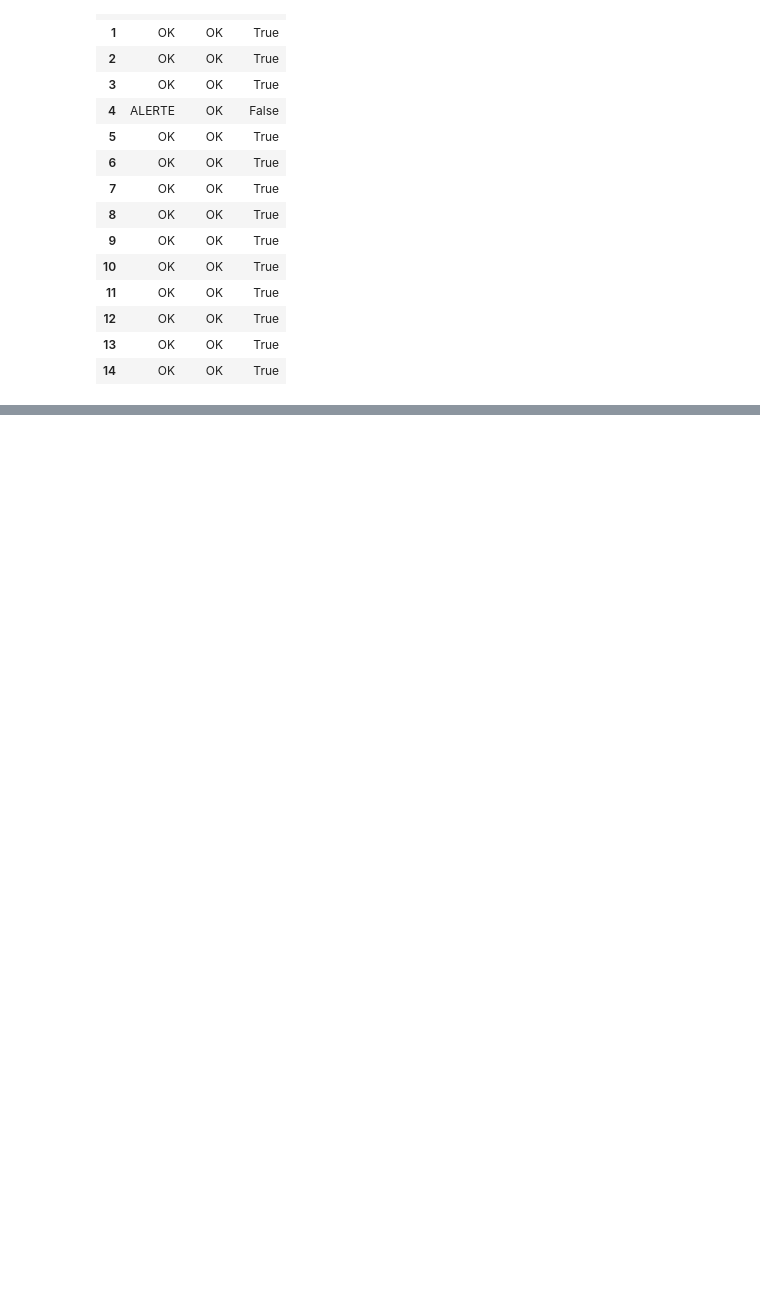
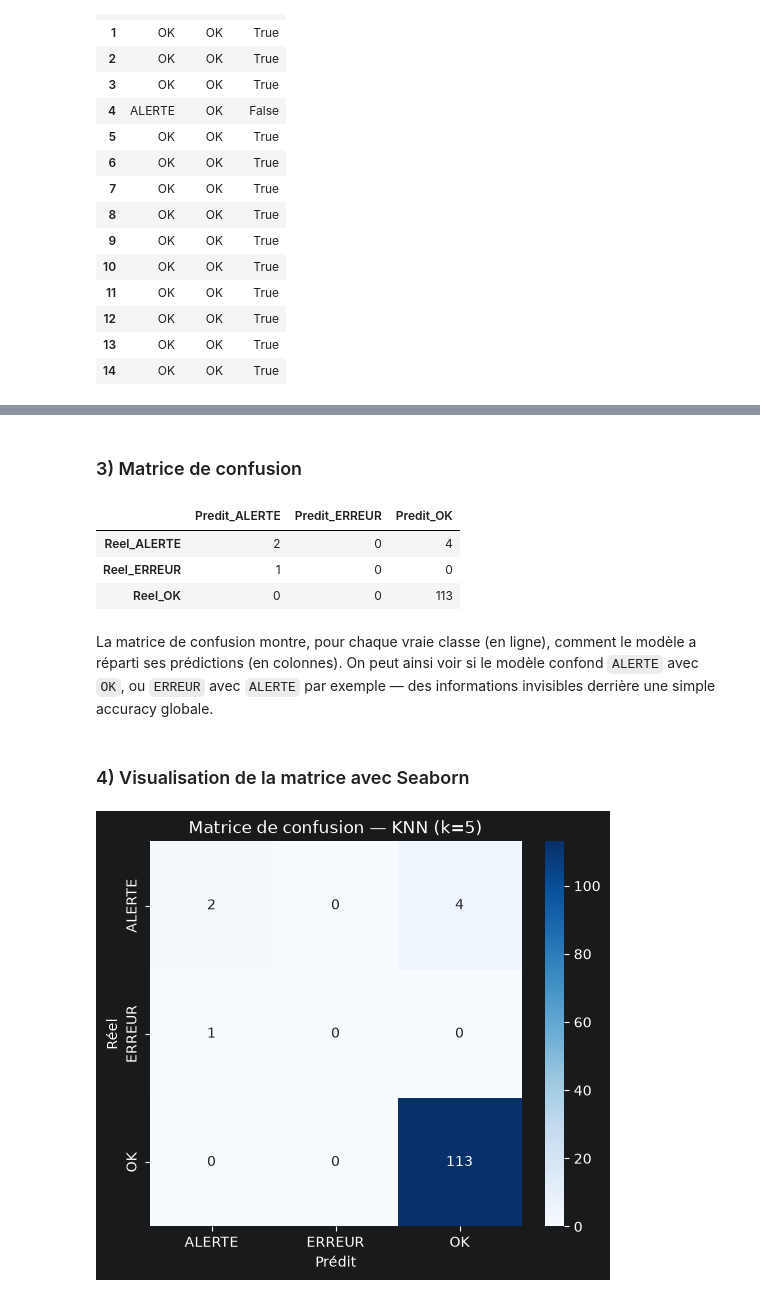
Before and after one commit to massamba0809/atelier_scikit-learn_iot, a Jupyter notebook: notebooks/atelier_ scikit-learn_iot.ipynb, the cells around one changed output, grey strips where cells are left out. Drawn from its saved outputs; the diff is of its cells as text; code cells hidden in the pictures; blank space fills up the shorter version.

Commit message:
Partie 7 : evaluation du modele (accuracy, matrice de confusion, classification report)

```diff
--- a/notebooks/atelier_ scikit-learn_iot.ipynb
+++ b/notebooks/atelier_ scikit-learn_iot.ipynb
@@ -362,0 +378,27 @@ Name: count, dtype: int64
+# %% [markdown]
+### 3) Matrice de confusion
+# %%
+from sklearn.metrics import confusion_matrix
+
+labels = sorted(y.unique())
+cm = confusion_matrix(y_test, y_pred, labels=labels)
+cm_df = pd.DataFrame(cm, index=[f"Reel_{l}" for l in labels], columns=[f"Predit_{l}" for l in labels])
+cm_df
+# %% [output]
+|  | Predit_ALERTE | Predit_ERREUR | Predit_OK |
+| Reel_ALERTE | 2 | 0 | 4 |
+| Reel_ERREUR | 1 | 0 | 0 |
+| Reel_OK | 0 | 0 | 113 |
+# %% [markdown]
+La matrice de confusion montre, pour chaque vraie classe (en ligne), comment le modèle a réparti ses prédictions (en colonnes). On peut ainsi voir si le modèle confond `ALERTE` avec `OK`, ou `ERREUR` avec `ALERTE` par exemple — des informations invisibles derrière une simple accuracy globale.
+# %% [markdown]
+### 4) Visualisation de la matrice avec Seaborn
+# %%
+plt.figure(figsize=(6,5))
+sns.heatmap(cm, annot=True, fmt="d", cmap="Blues", xticklabels=labels, yticklabels=labels)
+plt.xlabel("Prédit")
+plt.ylabel("Réel")
+plt.title("Matrice de confusion — KNN (k=5)")
+plt.show()
+# %% [output]
+[figure, added]
```
Also changed, not shown: parts of 8 cells of this notebook.
